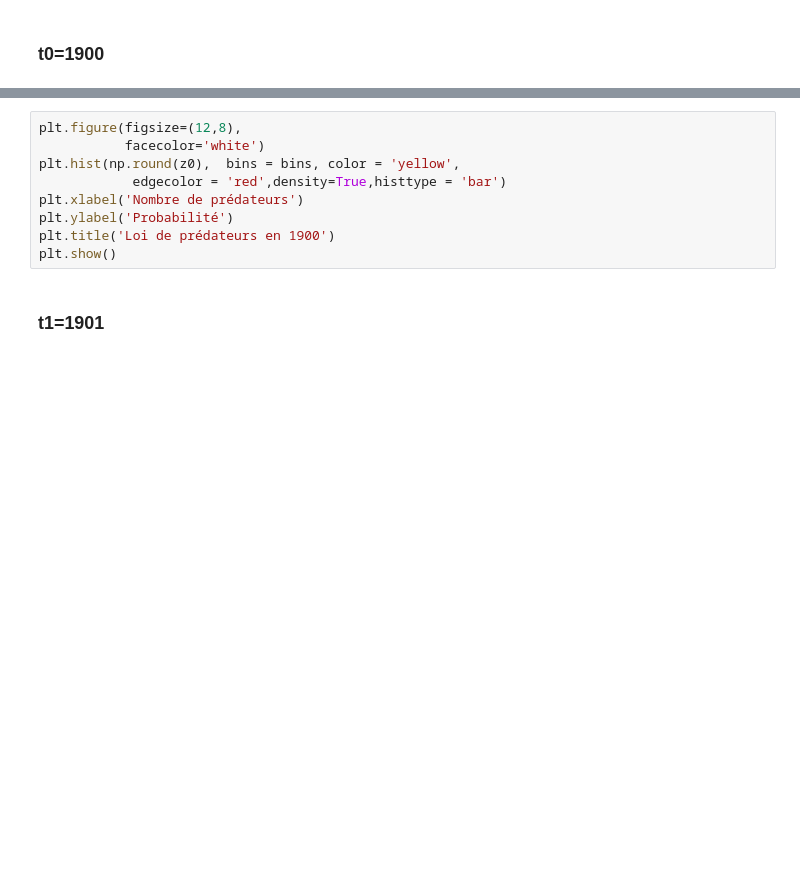
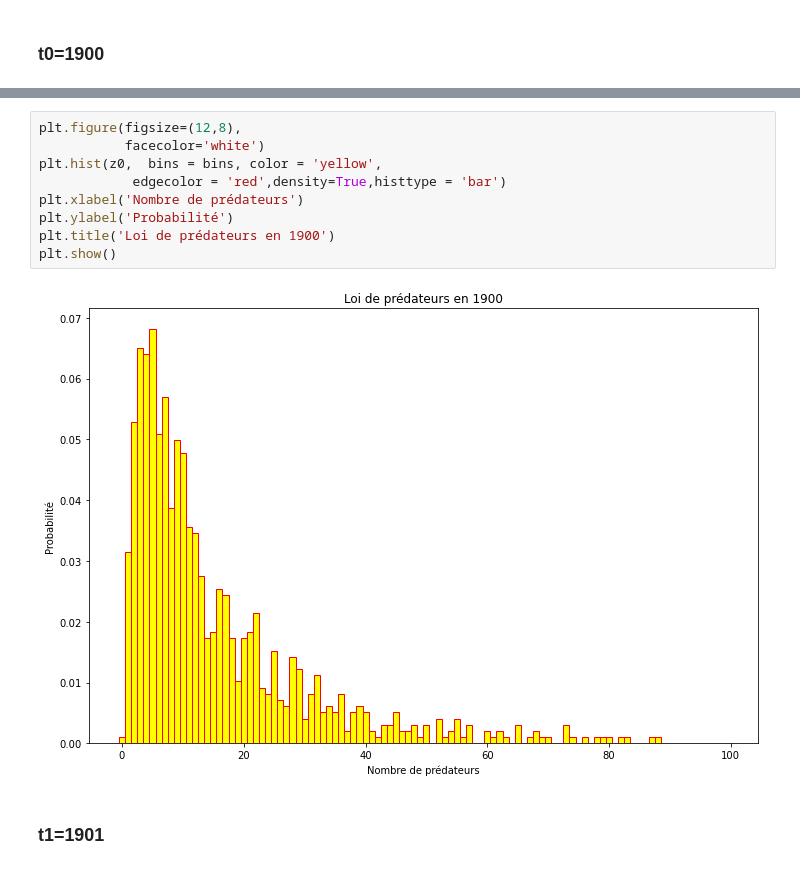
Before and after one commit to ZayedH/MAP568_project, a Jupyter notebook: MAP568.ipynb, the cells around one changed output, grey strips where cells are left out. Saved outputs shown, nothing was run; the diff lists cells and outputs as text; blank space fills up the shorter version.

```diff
--- a/MAP568.ipynb
+++ b/MAP568.ipynb
@@ -70,12 +76,14 @@ plt.show()
 # %%
 plt.figure(figsize=(12,8),
            facecolor='white')
-plt.hist(np.round(z0),  bins = bins, color = 'yellow',
+plt.hist(z0,  bins = bins, color = 'yellow',
             edgecolor = 'red',density=True,histtype = 'bar')
 plt.xlabel('Nombre de prédateurs')
 plt.ylabel('Probabilité')
 plt.title('Loi de prédateurs en 1900')
 plt.show()
+# %% [output]
+[figure, added]
 # %% [markdown]
 ### t1=1901
 # %%
```
Also changed, not shown: parts of 26 cells of this notebook, 1 other file.
